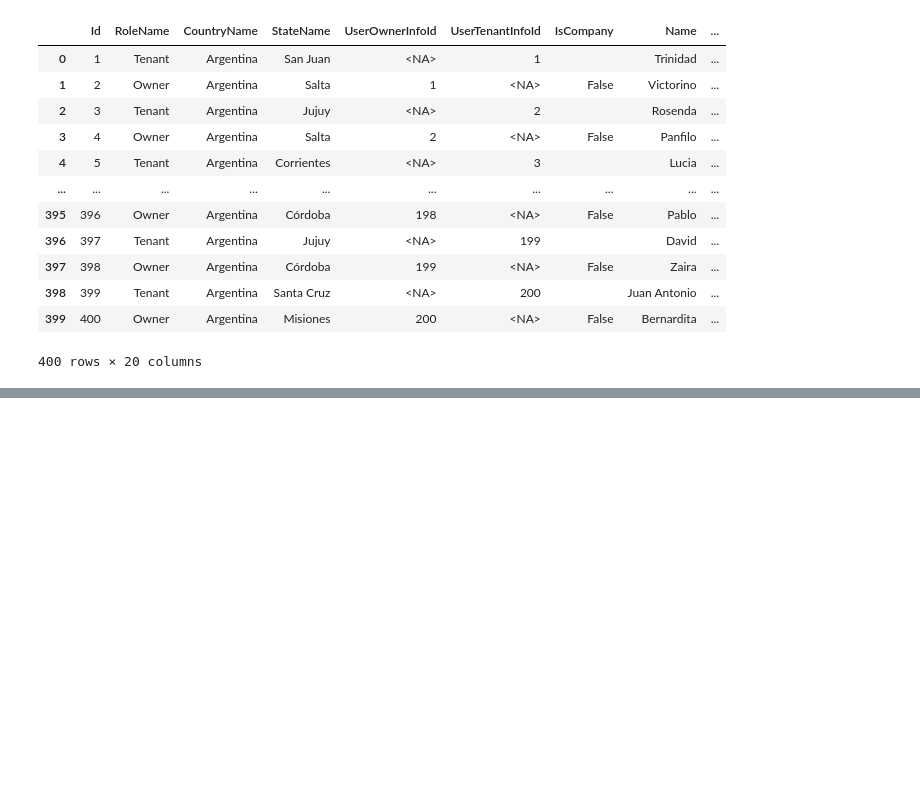
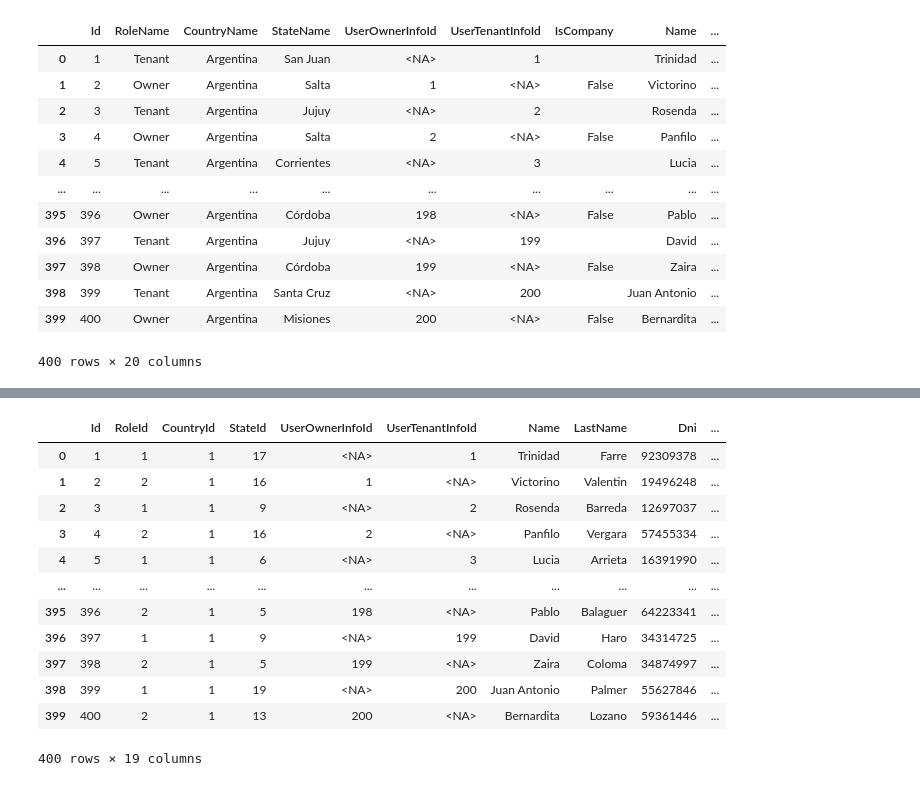
Before and after one commit to santiagobailleres/i004-reffindr-back-python, a Jupyter notebook: etl.ipynb, the cells around one changed output, grey strips where cells are left out. Saved outputs shown, nothing was run; the diff lists cells and outputs as text; code cells hidden in the pictures; blank space fills up the shorter version.

Commit message:
add table tenant, owner, roles, countries, states, genres, users

```diff
--- a/etl.ipynb
+++ b/etl.ipynb
@@ -440,0 +700,14 @@ df_users
+# %%
+Users["RoleName"] = Users["RoleName"].map(Roles.set_index("RoleName")["Id"])
+Users["CountryName"] = Users["CountryName"].map(Countries.set_index("CountryName")["Id"])
+Users["StateName"] = Users["StateName"].map(States.set_index("StateName")["Id"])
+Users["GenreName"] = Users["GenreName"].map(Genres.set_index("GenreName")["Id"])
+# %%
+Users.rename(columns={'RoleName':'RoleId', 'CountryName':'CountryId',
+                                 'StateName':'StateId', 'GenreName':'GenreId' }, inplace=True)
+# %%
+Users.drop(["IsCompany"], axis=1, inplace=True)
+# %%
+Users['BirthDate'] = pd.to_datetime(Users['BirthDate'], format='%d/%m/%Y', errors='coerce')
+Users['IsProfileComplete'] = Users['IsProfileComplete'].astype(bool)
+Users['Dni'] = Users['Dni'].astype(str)
@@ -440,0 +736,16 @@ df_users
+# %%
+Users
+# %% [output]
+|  | Id | RoleId | CountryId | StateId | UserOwnerInfoId | UserTenantInfoId | Name | LastName | Dni | ... |
+| 0 | 1 | 1 | 1 | 17 | <NA> | 1 | Trinidad | Farre | 92309378 | ... |
+| 1 | 2 | 2 | 1 | 16 | 1 | <NA> | Victorino | Valentin | 19496248 | ... |
+| 2 | 3 | 1 | 1 | 9 | <NA> | 2 | Rosenda | Barreda | 12697037 | ... |
+| 3 | 4 | 2 | 1 | 16 | 2 | <NA> | Panfilo | Vergara | 57455334 | ... |
+| 4 | 5 | 1 | 1 | 6 | <NA> | 3 | Lucia | Arrieta | 16391990 | ... |
+| ... | ... | ... | ... | ... | ... | ... | ... | ... | ... | ... |
+| 395 | 396 | 2 | 1 | 5 | 198 | <NA> | Pablo | Balaguer | 64223341 | ... |
+| 396 | 397 | 1 | 1 | 9 | <NA> | 199 | David | Haro | 34314725 | ... |
+| 397 | 398 | 2 | 1 | 5 | 199 | <NA> | Zaira | Coloma | 34874997 | ... |
+| 398 | 399 | 1 | 1 | 19 | <NA> | 200 | Juan Antonio | Palmer | 55627846 | ... |
+| 399 | 400 | 2 | 1 | 13 | 200 | <NA> | Bernardita | Lozano | 59361446 | ... |
+400 rows × 19 columns
```
Also changed, not shown: parts of 42 cells of this notebook.
